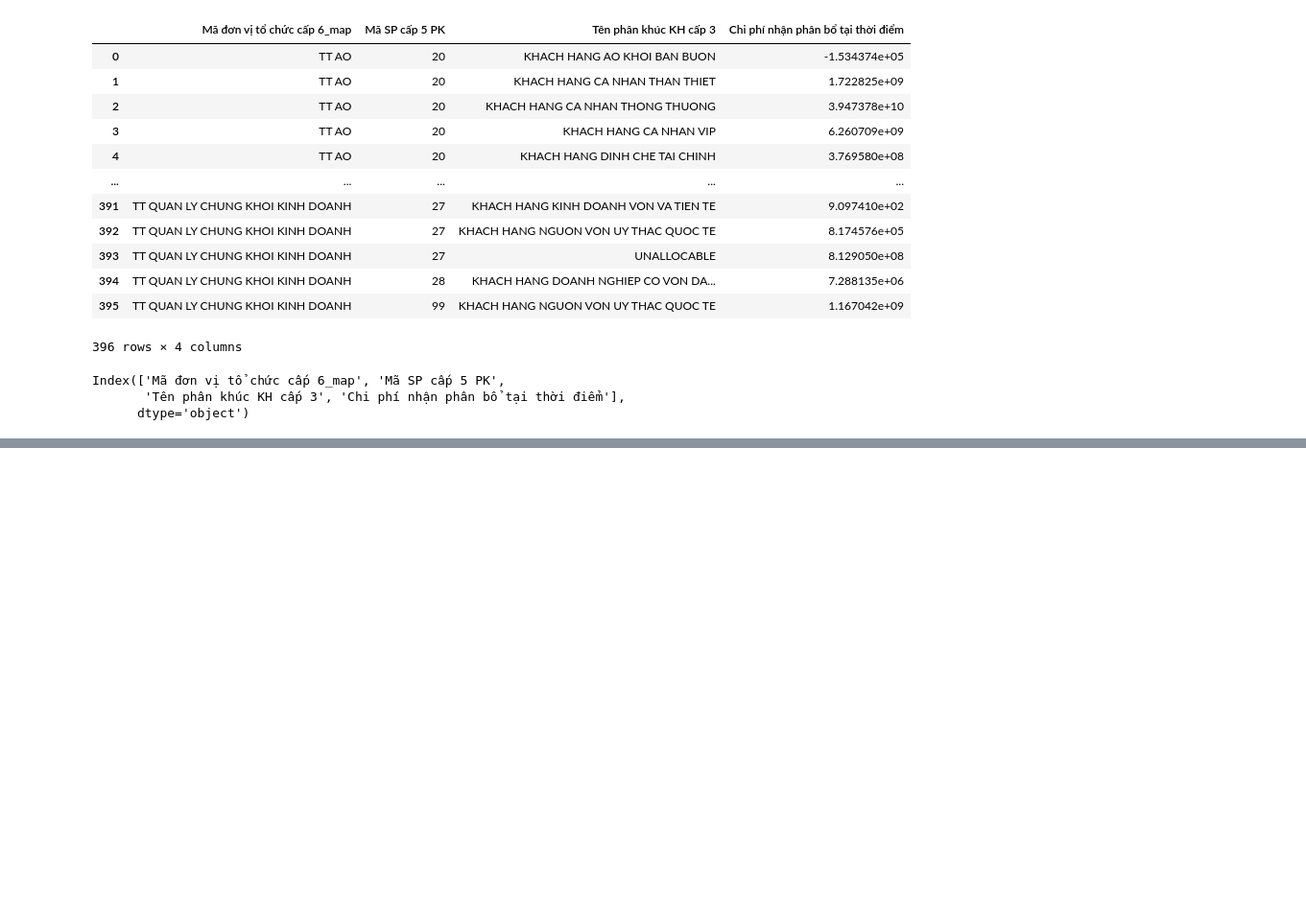
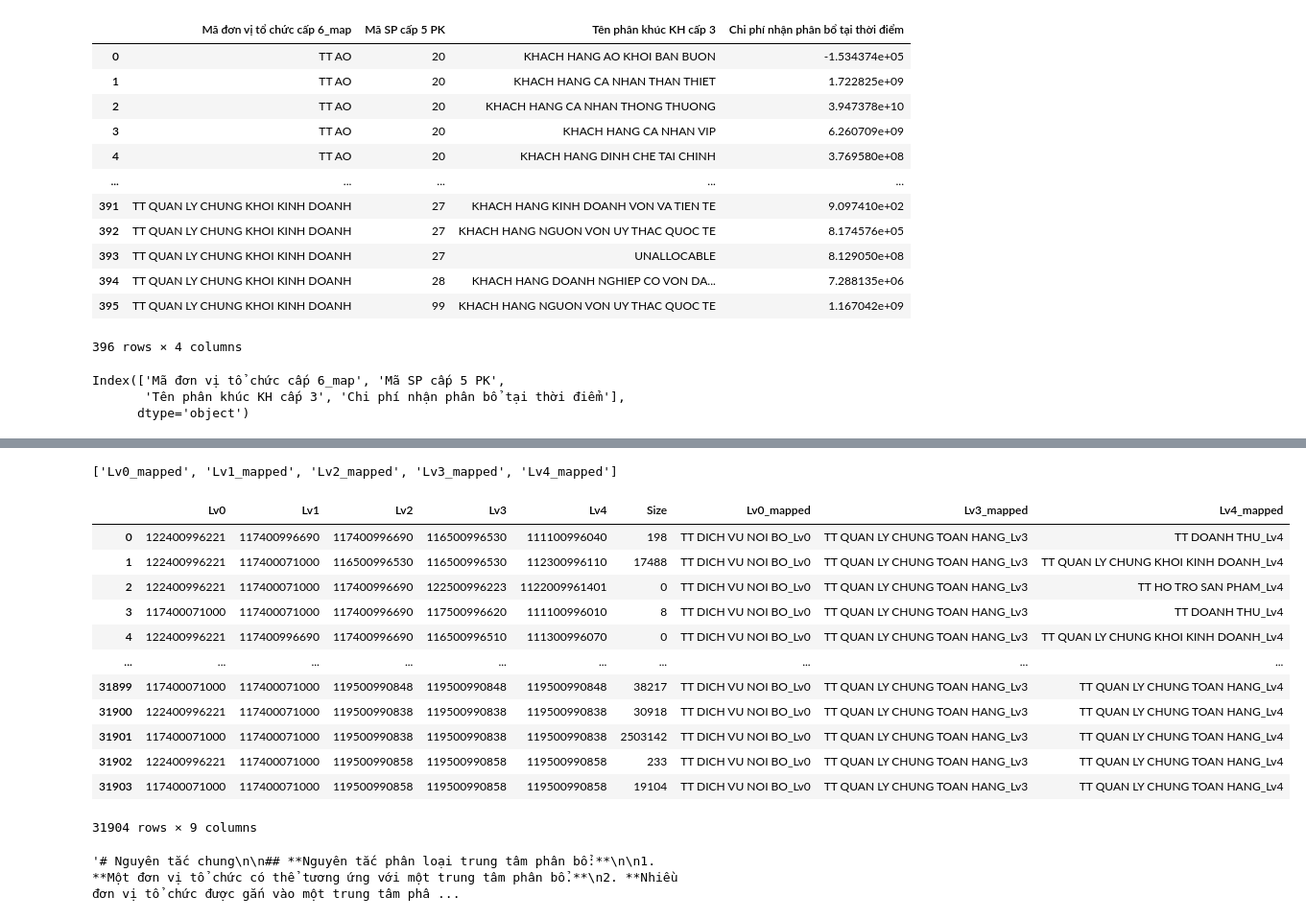
Before and after one commit to DucNgMinh/Money_flow_diagram, a Jupyter notebook: demo_graph.ipynb, the cells around one changed output, grey strips where cells are left out. Shown: that part at 96% size. Drawn from its saved outputs; the diff is of its cells as text; code cells hidden in the pictures; blank space fills up the shorter version.

```diff
--- a/demo_graph.ipynb
+++ b/demo_graph.ipynb
@@ -168,4 +146,11 @@ Index(['Mã đơn vị tổ chức cấp 6_map', 'Mã SP cấp 5 PK',
 # %%
+df = pd.read_csv(r'C:\Users\Admin\PycharmProjects\Money_flow_diagram\Hai ha\KQ phan bo GD2_T092023.csv')
+map_df = pd.read_csv(r'map.csv')
+map_name = map_df.set_index('ORG_UNIT_ID')['LEVEL_02_NAME'].to_dict()
+df['Mã đơn vị tổ chức cấp 6_map'] = df['Mã đơn vị tổ chức cấp 6'].map(map_name)
+df['Mã SP cấp 5 PK'] = df['Mã SP cấp 5'].astype(str).str[:2]
+data = df.groupby(['Mã đơn vị tổ chức cấp 6_map', 'Mã SP cấp 5 PK', 'Tên phân khúc KH cấp 3'])['Chi phí nhận phân bổ tại thời điểm'].sum().reset_index()
+data['Mã SP cấp 5 PK'] = 'SP' + data['Mã SP cấp 5 PK'].apply(str)
 def create_node_dict(data, columns):
     unique_nodes = set()
     for col in columns:
@@ -206,7 +191,7 @@ fig = go.Figure(data=[go.Sankey(
     ))])
 
 fig.update_layout(title_text="Multi-Level Sankey Diagram", font_size=10)
-fig.update_layout(autosize=False, width=1500, height=1000,  font_size=12,
+fig.update_layout(  font_size=12,
                     xaxis_visible=False, xaxis_showticklabels=False,
                     yaxis_visible=False, yaxis_showticklabels=False)
 
@@ -240,0 +314,26 @@ fig.write_html("file.html")
+# %%
+mapped_columns
+# %% [output]
+['Lv0_mapped', 'Lv1_mapped', 'Lv2_mapped', 'Lv3_mapped', 'Lv4_mapped']
+# %%
+trans_df
+# %% [output]
+|  | Lv0 | Lv1 | Lv2 | Lv3 | Lv4 | Size | Lv0_mapped | Lv3_mapped | Lv4_mapped |
+| 0 | 122400996221 | 117400996690 | 117400996690 | 116500996530 | 111100996040 | 198 | TT DICH VU NOI BO_Lv0 | TT QUAN LY CHUNG TOAN HANG_Lv3 | TT DOANH THU_Lv4 |
+| 1 | 122400996221 | 117400071000 | 116500996530 | 116500996530 | 112300996110 | 17488 | TT DICH VU NOI BO_Lv0 | TT QUAN LY CHUNG TOAN HANG_Lv3 | TT QUAN LY CHUNG KHOI KINH DOANH_Lv4 |
+| 2 | 122400996221 | 117400071000 | 117400996690 | 122500996223 | 1122009961401 | 0 | TT DICH VU NOI BO_Lv0 | TT QUAN LY CHUNG TOAN HANG_Lv3 | TT HO TRO SAN PHAM_Lv4 |
+| 3 | 117400071000 | 117400071000 | 117400996690 | 117500996620 | 111100996010 | 8 | TT DICH VU NOI BO_Lv0 | TT QUAN LY CHUNG TOAN HANG_Lv3 | TT DOANH THU_Lv4 |
+| 4 | 122400996221 | 117400996690 | 117400996690 | 116500996510 | 111300996070 | 0 | TT DICH VU NOI BO_Lv0 | TT QUAN LY CHUNG TOAN HANG_Lv3 | TT QUAN LY CHUNG KHOI KINH DOANH_Lv4 |
+| ... | ... | ... | ... | ... | ... | ... | ... | ... | ... |
+| 31899 | 117400071000 | 117400071000 | 119500990848 | 119500990848 | 119500990848 | 38217 | TT DICH VU NOI BO_Lv0 | TT QUAN LY CHUNG TOAN HANG_Lv3 | TT QUAN LY CHUNG TOAN HANG_Lv4 |
+| 31900 | 122400996221 | 117400071000 | 119500990838 | 119500990838 | 119500990838 | 30918 | TT DICH VU NOI BO_Lv0 | TT QUAN LY CHUNG TOAN HANG_Lv3 | TT QUAN LY CHUNG TOAN HANG_Lv4 |
+| 31901 | 117400071000 | 117400071000 | 119500990838 | 119500990838 | 119500990838 | 2503142 | TT DICH VU NOI BO_Lv0 | TT QUAN LY CHUNG TOAN HANG_Lv3 | TT QUAN LY CHUNG TOAN HANG_Lv4 |
+| 31902 | 122400996221 | 117400071000 | 119500990858 | 119500990858 | 119500990858 | 233 | TT DICH VU NOI BO_Lv0 | TT QUAN LY CHUNG TOAN HANG_Lv3 | TT QUAN LY CHUNG TOAN HANG_Lv4 |
+| 31903 | 117400071000 | 117400071000 | 119500990858 | 119500990858 | 119500990858 | 19104 | TT DICH VU NOI BO_Lv0 | TT QUAN LY CHUNG TOAN HANG_Lv3 | TT QUAN LY CHUNG TOAN HANG_Lv4 |
+31904 rows × 9 columns
+# %%
+file = open("./Tailieu/Page1.txt", "r")
+content = file.read()
+content
+# %% [output]
+'# Nguyên tắc chung\n\n## **Nguyên tắc phân loại trung tâm phân bổ:**\n\n1. **Một đơn vị tổ chức có thể tương ứng với một trung tâm phân bổ.**\n2. **Nhiều đơn vị tổ chức được gắn vào một trung tâm phâ ...
```
Also changed, not shown: parts of 6 cells of this notebook, 9 other files.
